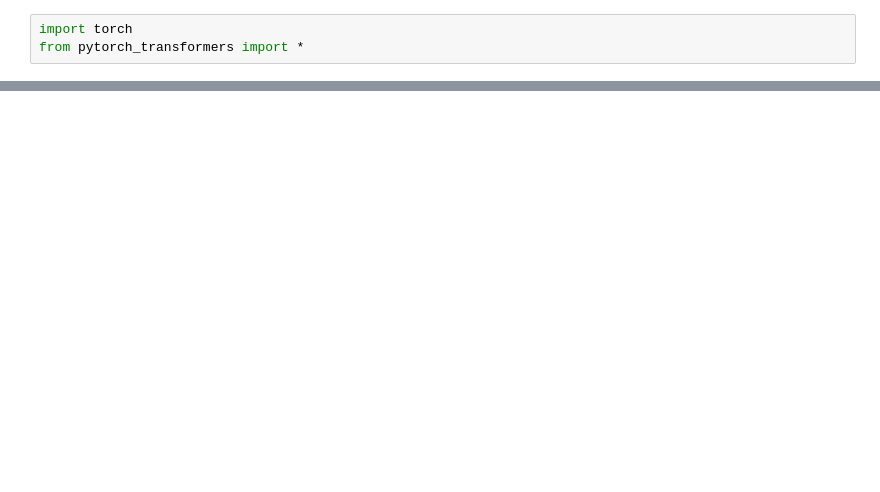
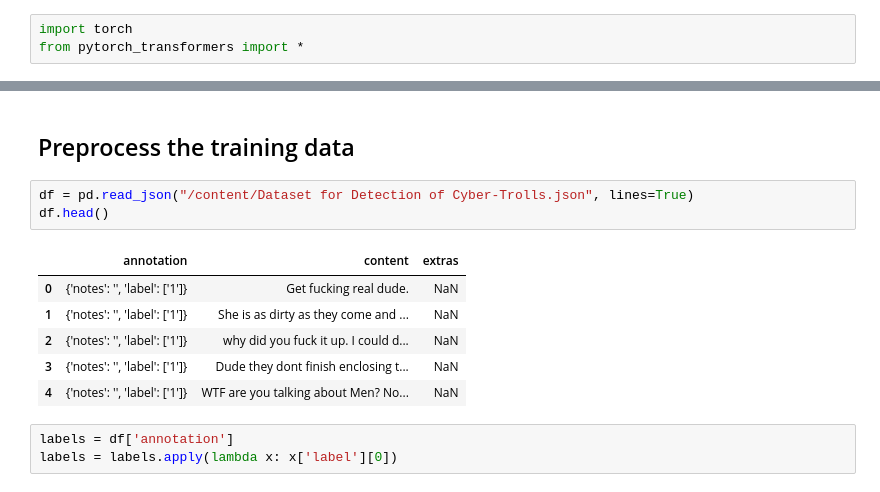
Before and after one commit to Jarde01/ml-tools-and-examples, a Jupyter notebook: troll_detection.ipynb, the cells around one changed output, grey strips where cells are left out. Cells and saved outputs as stored; diff of their text form; blank space fills up the shorter version.

```diff
--- a/troll_detection.ipynb
+++ b/troll_detection.ipynb
@@ -79,0 +77,15 @@ torch.Size([10, 768])
+# %% [markdown]
+## Preprocess the training data
+# %%
+df = pd.read_json("/content/Dataset for Detection of Cyber-Trolls.json", lines=True)
+df.head()
+# %% [output]
+|  | annotation | content | extras |
+| 0 | {'notes': '', 'label': ['1']} | Get fucking real dude. | NaN |
+| 1 | {'notes': '', 'label': ['1']} | She is as dirty as they come and ... | NaN |
+| 2 | {'notes': '', 'label': ['1']} | why did you fuck it up. I could d... | NaN |
+| 3 | {'notes': '', 'label': ['1']} | Dude they dont finish enclosing t... | NaN |
+| 4 | {'notes': '', 'label': ['1']} | WTF are you talking about Men? No... | NaN |
+# %%
+labels = df['annotation']
+labels = labels.apply(lambda x: x['label'][0])
```
Also changed, not shown: parts of 16 cells of this notebook.
